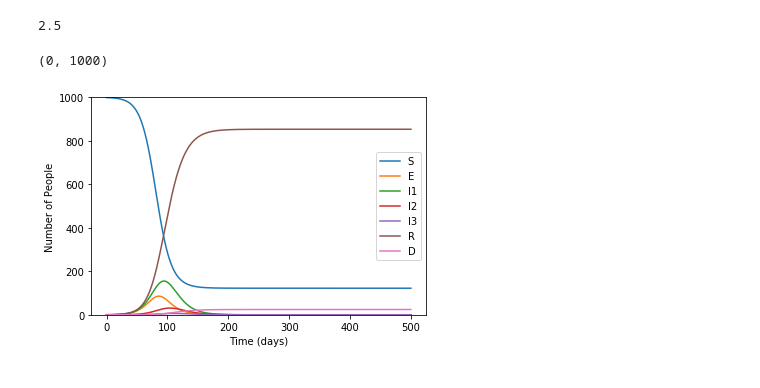
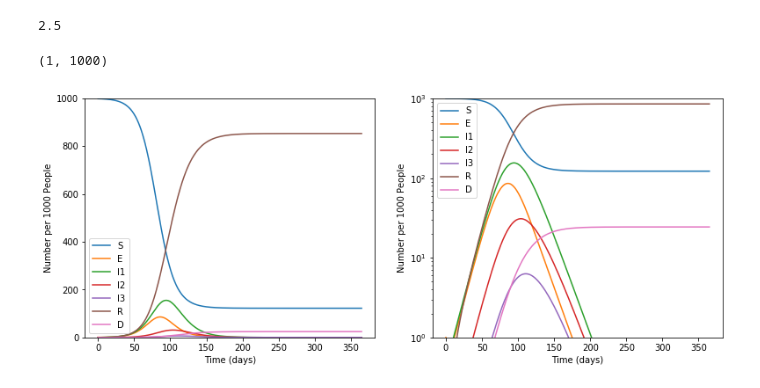
Before and after one commit to alsnhll/SEIR_COVID19, a Jupyter notebook: SEIR_COVID19.ipynb, the cells around one changed output. Cells and saved outputs as stored; diff of their text form; code cells hidden in the pictures.

```diff
--- a/SEIR_COVID19.ipynb
+++ b/SEIR_COVID19.ipynb
@@ -109,19 +111,31 @@ print(R0)
 # %% [output]
 2.5
 # %%
-tmax=500
+tmax=365
 tvec=np.arange(0,tmax,0.1)
 ic=np.zeros(6)
 ic[0]=1
 
 soln=odeint(seir,ic,tvec,args=(b,a,g,p,u,N))
 soln=np.hstack((N-np.sum(soln,axis=1,keepdims=True),soln))
 
+plt.figure(figsize=(13,5))
+plt.subplot(1,2,1)
 plt.plot(tvec,soln)
 plt.xlabel("Time (days)")
-plt.ylabel("Number of People")
+plt.ylabel("Number per 1000 People")
 plt.legend(("S","E","I1","I2","I3","R","D"))
 plt.ylim([0,1000])
+
+#Same plot but on log scale
+plt.subplot(1,2,2)
+plt.plot(tvec,soln)
+plt.semilogy()
+plt.xlabel("Time (days)")
+plt.ylabel("Number per 1000 People")
+plt.legend(("S","E","I1","I2","I3","R","D"))
+plt.ylim([1,1000])
+#plt.tight_layout()
 # %% [output]
-(0, 1000)
+(1, 1000)
-[figure, old version]
+[figure, new version]
```
Also changed, not shown: parts of 24 cells of this notebook.
